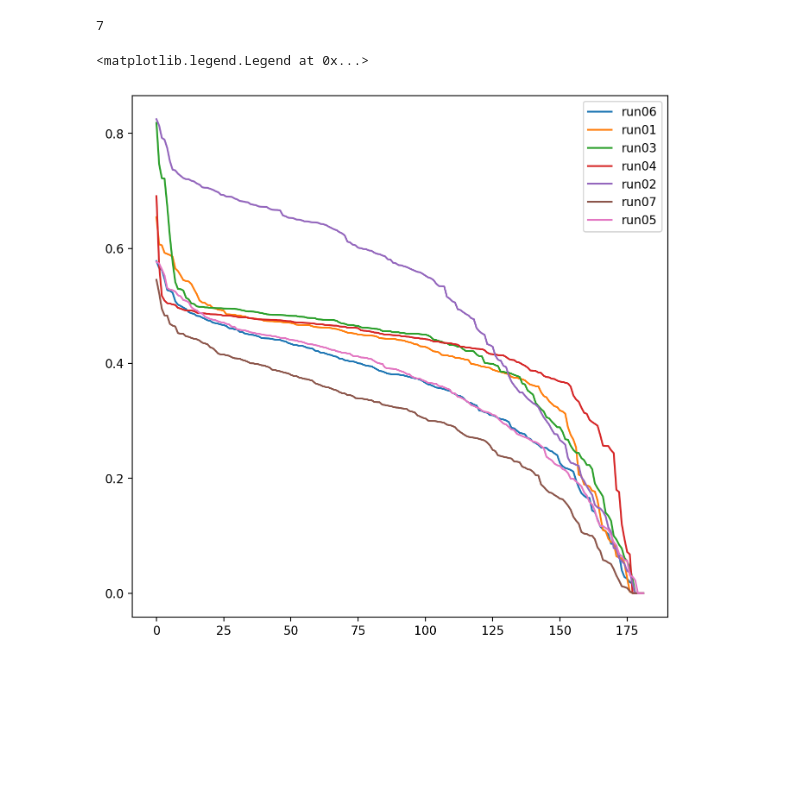
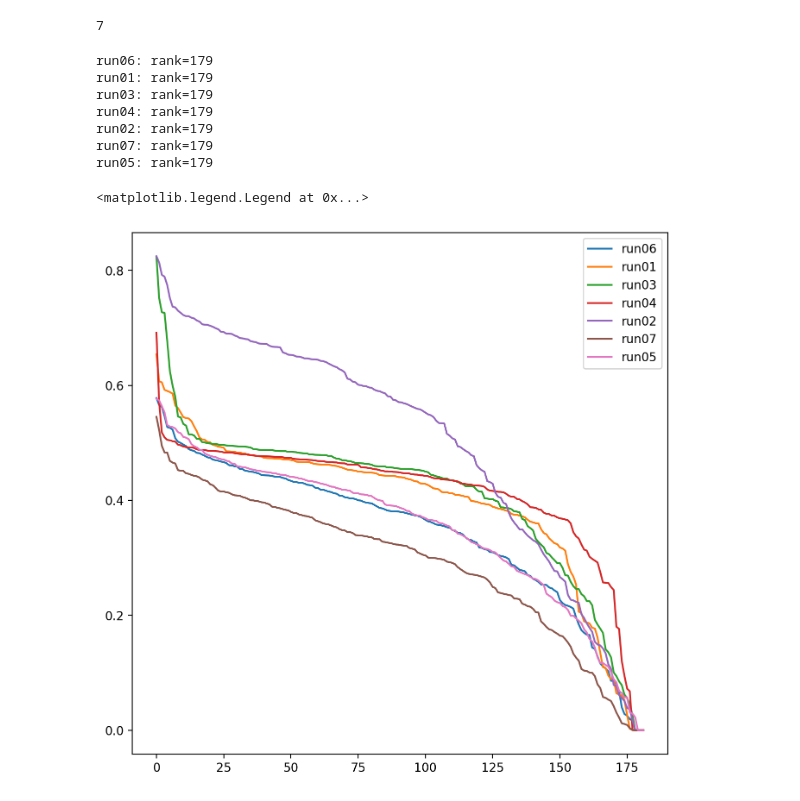
Before and after one commit to CooperStansbury/scPoreC-analysis, a Jupyter notebook: notebooks/single_cell_diffs.ipynb, the cells around one changed output. Saved outputs shown, nothing was run; the diff lists cells and outputs as text; code cells hidden in the pictures; blank space fills up the shorter version.

Commit message:
start chromosome comparisons

```diff
--- a/notebooks/single_cell_diffs.ipynb
+++ b/notebooks/single_cell_diffs.ipynb
@@ -103,2 +119,13 @@ done
 # %% [markdown]
 # create pseudo-bulk data for chrom 2
+# %%
+A = np.zeros(res[0].shape)
+
+for i in res:
+    A = A + np.divide(i, len(res))
+
+Alog = np.ma.log(A).filled(0) # log scale
+
+plt.rcParams['figure.dpi'] = 200
+plt.rcParams['figure.figsize'] = 8, 8
+plt.imshow(Alog, cmap='viridis')
@@ -105,11 +135,11 @@ done
 # %%
-chromosome = 'NC_000068.8'
+# chromosome = 'NC_000068.8'
 
-matrices = []
+# matrices = []
 
-for runId, clr in mcools.items():
-    A = clr.matrix(balance=True).fetch(chromosome)
-    print(f"{runId=} {A.shape=}")
-    matrices.append(A)
+# for runId, clr in mcools.items():
+#     A = clr.matrix(balance=True).fetch(chromosome)
+#     print(f"{runId=} {A.shape=}")
+#     matrices.append(A)
 
-print('done')
+# print('done')
@@ -125,11 +146,11 @@ done
 # %%
-A = np.zeros(matrices[0].shape)
+# A = np.zeros(matrices[0].shape)
 
-for i in matrices:
-    A = A + np.divide(i, len(matrices))
+# for i in matrices:
+#     A = A + np.divide(i, len(matrices))
 
-Alog = np.ma.log(A).filled(0) # log scale
+# Alog = np.ma.log(A).filled(0) # log scale
 
-plt.rcParams['figure.dpi'] = 200
-plt.rcParams['figure.figsize'] = 8, 8
-plt.imshow(Alog, cmap='viridis')
+# plt.rcParams['figure.dpi'] = 200
+# plt.rcParams['figure.figsize'] = 8, 8
+# plt.imshow(Alog, cmap='viridis')
@@ -143,15 +161,26 @@ len(matrices)
 # %%
 
 
-for i, A in  enumerate(matrices):
+for i, A in  enumerate(res):
+
     u, s, vh = np.linalg.svd(A)
     label = list(mcools.keys())[i]
+
+    rank = np.linalg.matrix_rank(A)
+    print(f"{label}: {rank=}")
 
     svd_ind = list(range(len(s)))
     plt.plot(svd_ind, s, label=label)
 
 
 plt.legend()
 # %% [output]
-<matplotlib.legend.Legend at 0x...>
+run06: rank=179
+run01: rank=179
+run03: rank=179
+run04: rank=179
+run02: rank=179
+run07: rank=179
+run05: rank=179
+<matplotlib.legend.Legend at 0x...>
-[figure, old version]
+[figure, new version]
```
Also changed, not shown: parts of 10 cells of this notebook, 5 other files.
